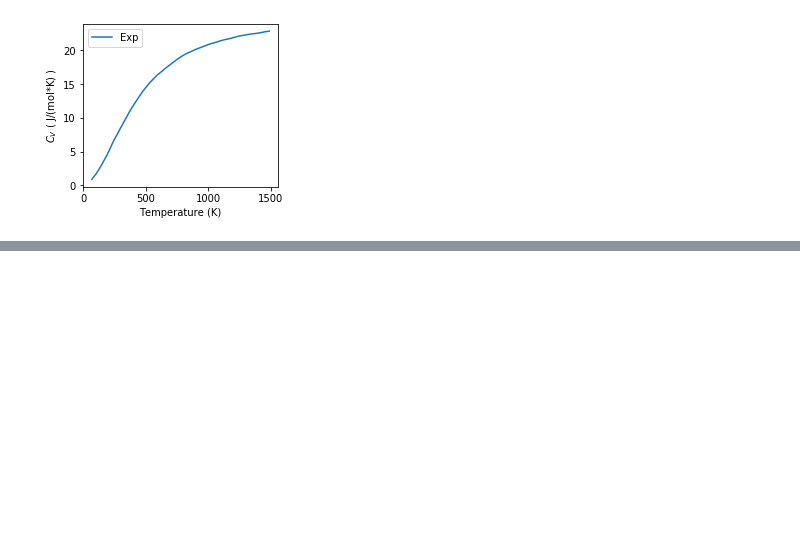
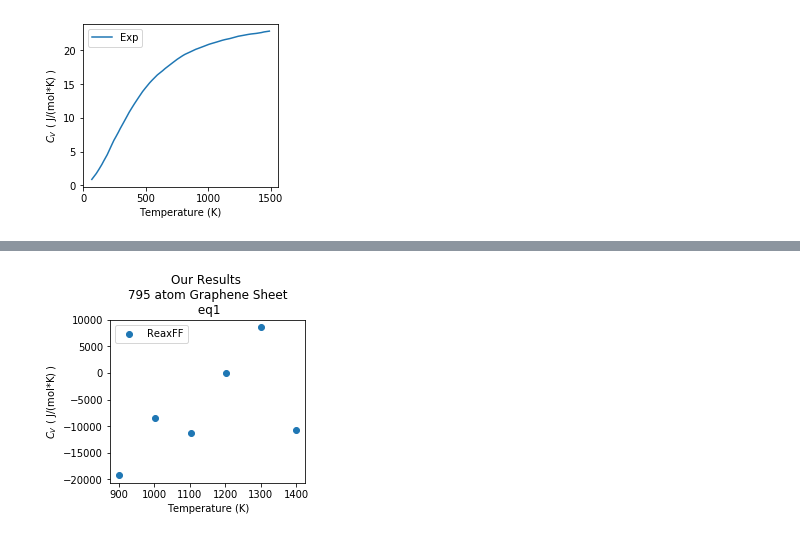
Before and after one commit to sonalij3/Graphene-Finite-Size-Study, a Jupyter notebook: analyze/make_plots.ipynb, the cells around one changed output, grey strips where cells are left out. Cells and saved outputs as stored; diff of their text form; code cells hidden in the pictures; blank space fills up the shorter version.

```diff
--- a/analyze/make_plots.ipynb
+++ b/analyze/make_plots.ipynb
@@ -102,0 +150,14 @@ plt.savefig(f'plots/ReaxFF_C_v.png', dpi=150, bbox_inches='tight')
+# %%
+kcal_to_J = 4184
+
+fig, ax = plt.subplots(1,1,figsize=(3.5,3))
+
+plt.scatter( df1["T"][1:], df1["C_v_u"][1:]*kcal_to_J , label="ReaxFF")
+
+plt.ylabel(r"$C_V$ ( J/(mol*K) )")
+plt.xlabel("Temperature (K)")
+plt.title("Our Results \n 795 atom Graphene Sheet \n eq1")
+plt.legend()
+plt.savefig(f'plots/ReaxFF_C_v_eq1.png', dpi=150, bbox_inches='tight')
+# %% [output]
+[figure, added]
```
Also changed, not shown: parts of 11 cells of this notebook, 9 other files.
